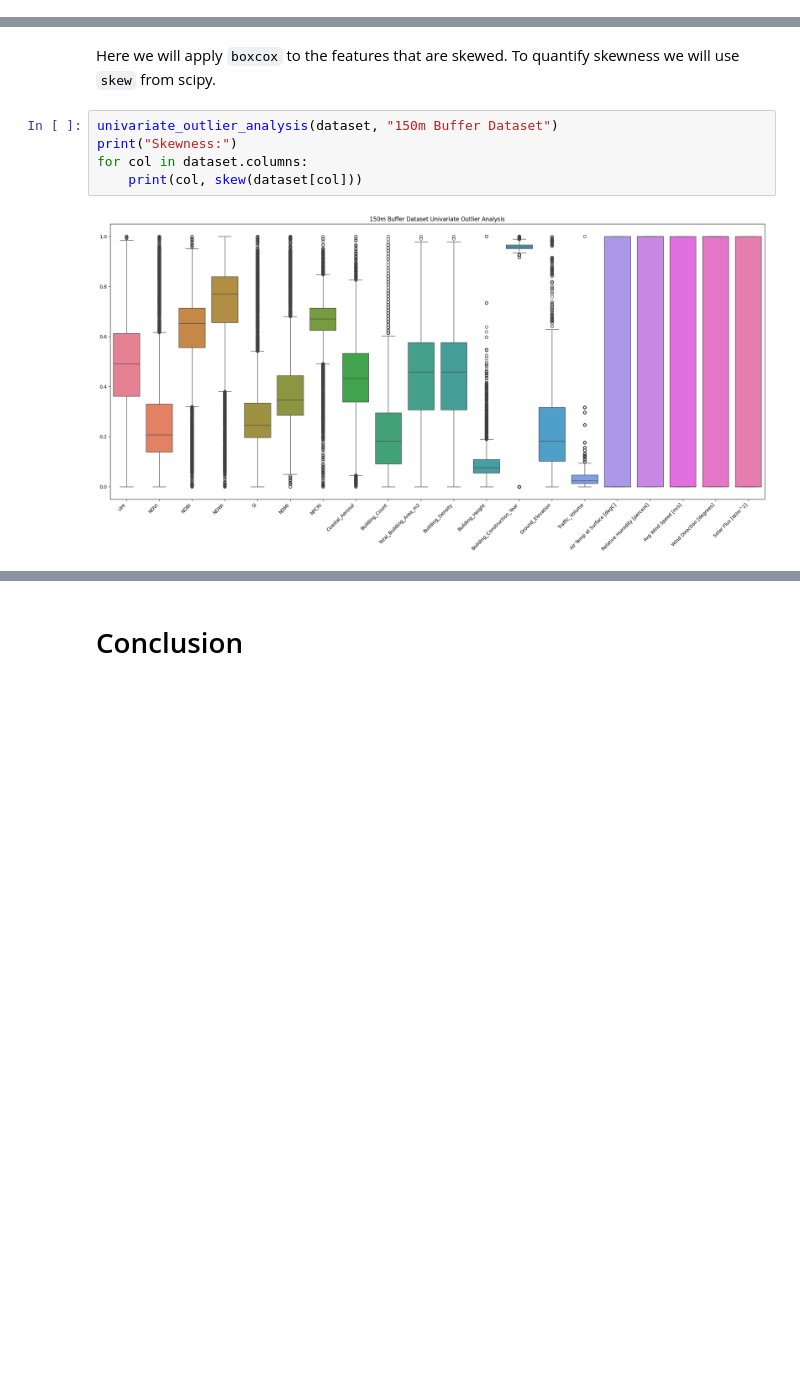
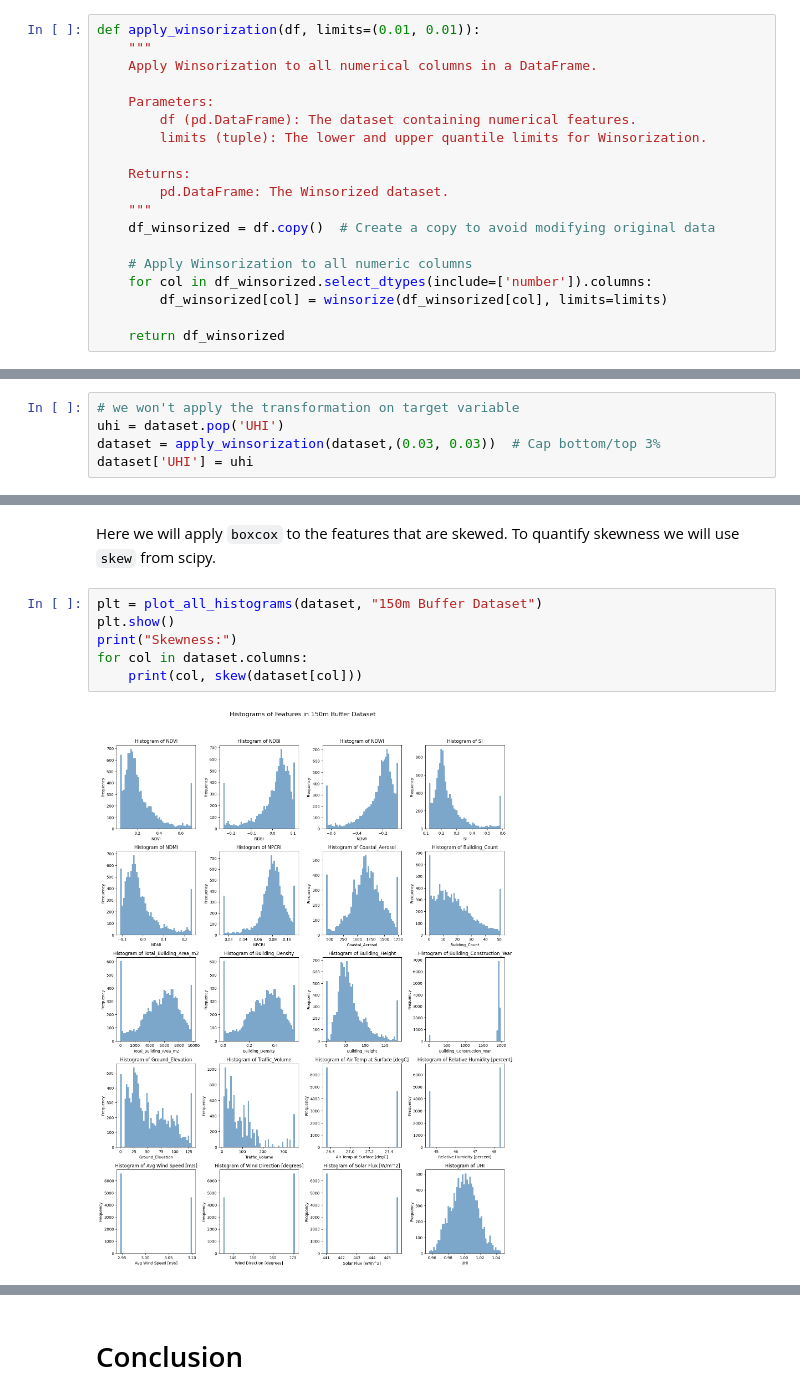
Before and after one commit to adamz312/cooling_with_code, a Jupyter notebook: 05_preprocessing.ipynb, the cells around one changed output, grey strips where cells are left out. Saved outputs shown, nothing was run; the diff lists cells and outputs as text; blank space fills up the shorter version.

Commit message:
eliminated skew and outlier

```diff
--- a/05_preprocessing.ipynb
+++ b/05_preprocessing.ipynb
@@ -42,0 +48,19 @@ raw = pd.read_csv('data/train/150m_buffer_dataset.csv')
+# %%
+def apply_winsorization(df, limits=(0.01, 0.01)):
+    """
+    Apply Winsorization to all numerical columns in a DataFrame.
+
+    Parameters:
+        df (pd.DataFrame): The dataset containing numerical features.
+        limits (tuple): The lower and upper quantile limits for Winsorization.
+
+    Returns:
+        pd.DataFrame: The Winsorized dataset.
+    """
+    df_winsorized = df.copy()  # Create a copy to avoid modifying original data
+
+    # Apply Winsorization to all numeric columns
+    for col in df_winsorized.select_dtypes(include=['number']).columns:
+        df_winsorized[col] = winsorize(df_winsorized[col], limits=limits)
+
+    return df_winsorized
@@ -55,0 +119,5 @@ dataset = raw.copy()
+# %%
+# we won't apply the transformation on target variable
+uhi = dataset.pop('UHI')
+dataset = apply_winsorization(dataset,(0.03, 0.03))  # Cap bottom/top 3%
+dataset['UHI'] = uhi
@@ -58,10 +134,11 @@ dataset = raw.copy()
 # %% [markdown]
 Here we will apply `boxcox` to the features that are skewed. To quantify skewness we will use `skew` from scipy.
 # %%
-univariate_outlier_analysis(dataset, "150m Buffer Dataset")
+plt = plot_all_histograms(dataset, "150m Buffer Dataset")
+plt.show()
 print("Skewness:")
 for col in dataset.columns:
     print(col, skew(dataset[col]))
 # %% [output]
-[figure, old version]
+[figure, new version]
 Skewness:
```
Also changed, not shown: parts of 19 cells of this notebook.
